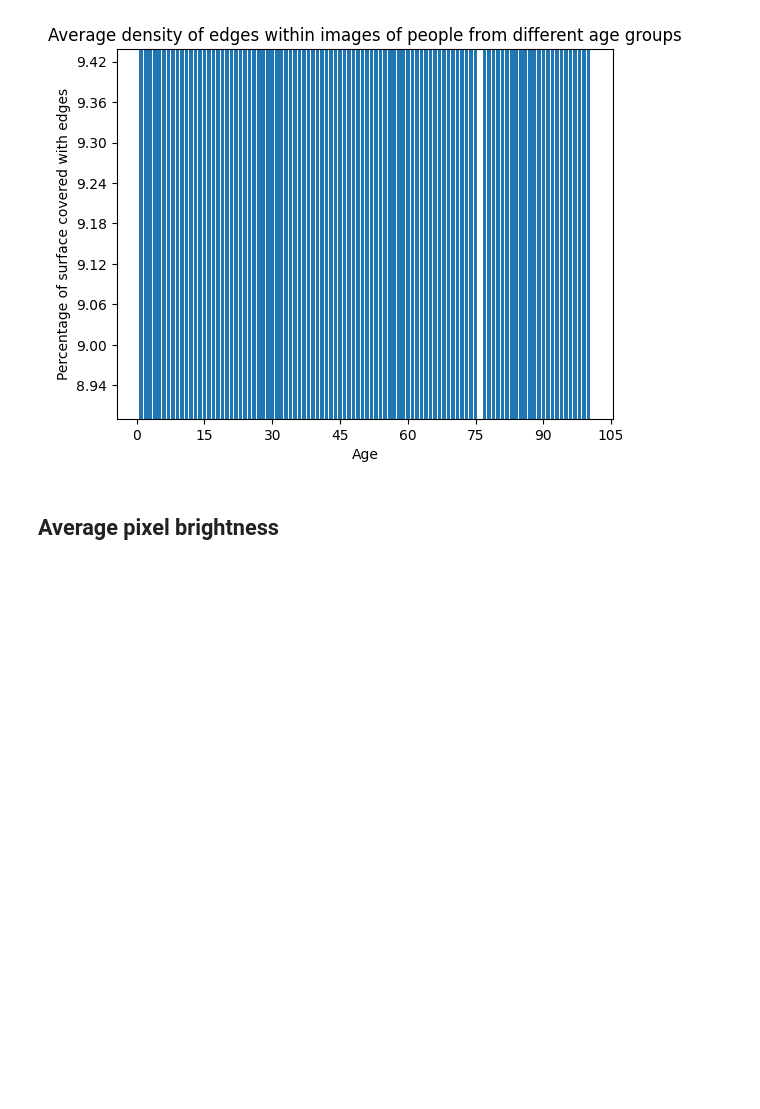
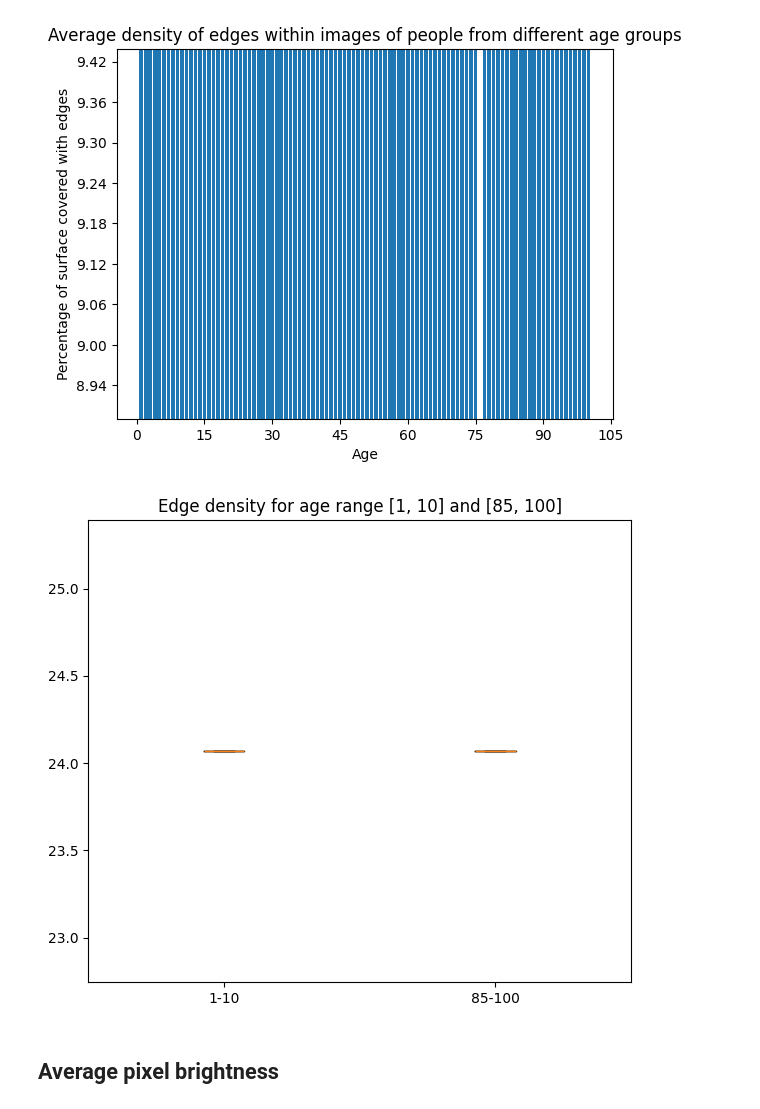
Before and after one commit to domser2002/ML_age_recognition, a Jupyter notebook: dataset/EDA.ipynb, the cells around one changed output. Cells and saved outputs as stored; diff of their text form; code cells hidden in the pictures; blank space fills up the shorter version.

Commit message:
add code necessary for drawing boxplots in Jupyter Notebook

```diff
--- a/dataset/EDA.ipynb
+++ b/dataset/EDA.ipynb
@@ -15,21 +17,33 @@ from PIL import Image
 from numpy import asarray
 import numpy
 
+
 def wrinkles(path):
-    n = len(os.listdir(path))
-    arr = [0] * n
-    i = 0
-    for file in os.listdir(path):
-        temp = cv2.cvtColor(asarray(Image.open(os.path.join(path, file))), cv2.COLOR_BGR2GRAY)
-        arr[i] = numpy.average(cv2.Canny(cv2.GaussianBlur(src=temp, ksize=(3, 5), sigmaX=0.5), 70, 135))
-        i += 1
-    return numpy.average(arr) * 100 / 255
+    if os.path.isdir(path):
+        n = len(os.listdir(path))
+        arr = [0] * n
+        i = 0
+        for file in os.listdir(path):
+            temp = cv2.cvtColor(asarray(Image.open(os.path.join(path, file))), cv2.COLOR_BGR2GRAY)
+            arr[i] = numpy.average(cv2.Canny(cv2.GaussianBlur(src=temp, ksize=(3, 5), sigmaX=0.5), 70, 135))
+            i += 1
+        return numpy.average(arr) * 100 / 255
+    temp = cv2.cvtColor(asarray(Image.open(path)), cv2.COLOR_BGR2GRAY)
+    return numpy.average(cv2.Canny(cv2.GaussianBlur(src=temp, ksize=(3, 5), sigmaX=0.5), 70, 135))
 
 data = apply_algorithm.apply(wrinkles, path)
-histogram.histogram(data, "Average density of edges within images of people from different age groups", "Age",
-                    "Percentage of surface covered with edges", "edge_histogram.jpg")
+histogram.histogram(data, "Average density of edges within images of people from different age groups",
+                    "Age", "Percentage of surface covered with edges", "edge_histogram.jpg")
 # %% [output]
 [figure]
+# %%
+import box
+
+
+data = apply_algorithm.boxplot_apply(wrinkles, path)
+box.boxplot(data, "Edge density of images from age ranges [1, 10] and [85, 100]")
+# %% [output]
+[figure, added]
 # %% [markdown]
 ## Average pixel brightness
 # %%
```
Also changed, not shown: parts of 18 cells of this notebook, 2 other files.
